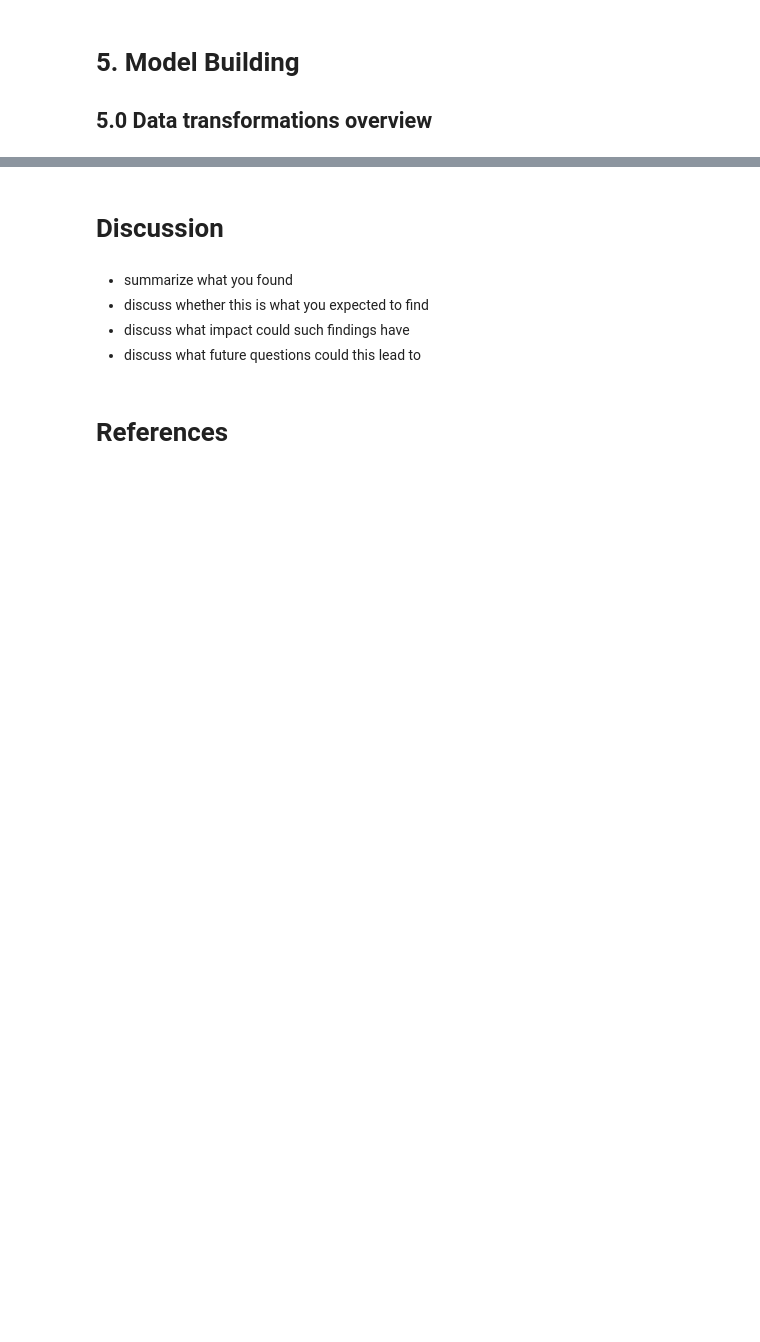
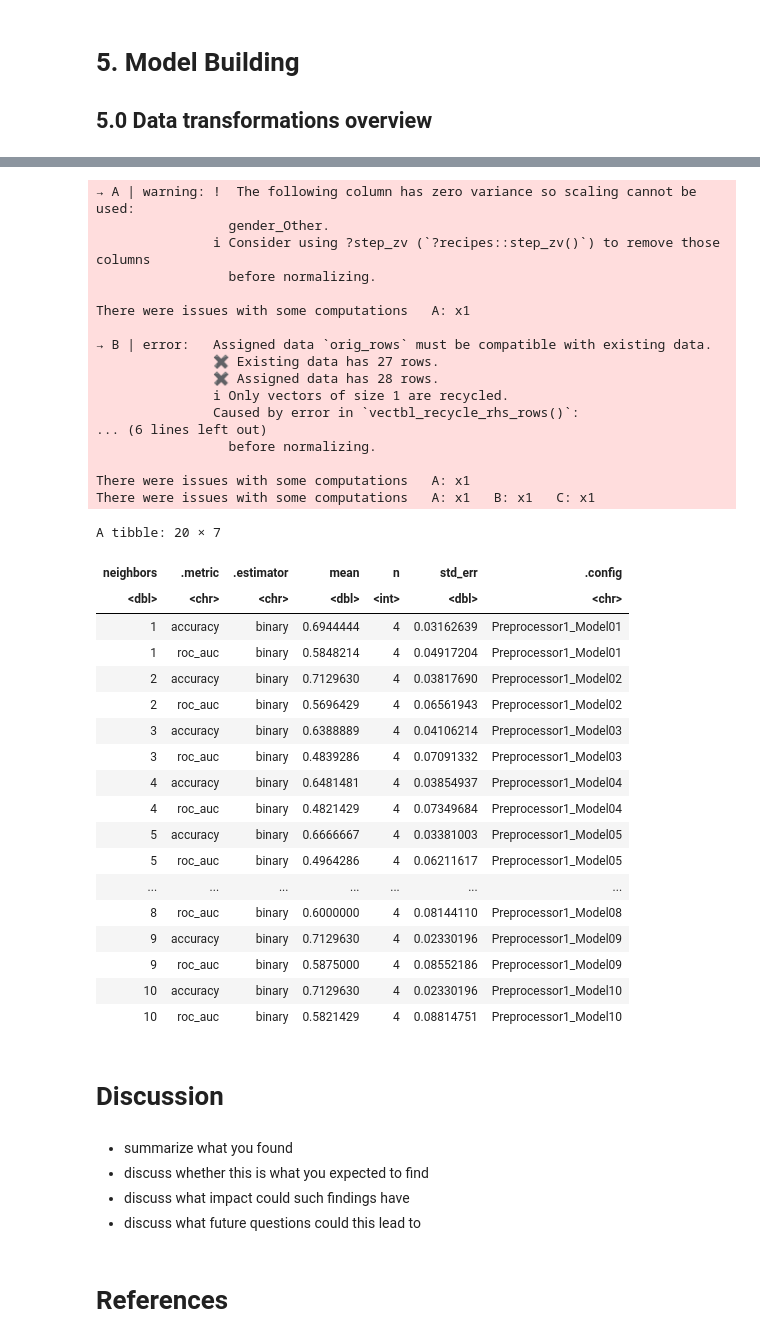
Before and after one commit to yuguogm/dsci_100_final_project, a Jupyter notebook: Final_report.ipynb, the cells around one changed output, grey strips where cells are left out. Cells and saved outputs as stored; diff of their text form; code cells hidden in the pictures; blank space fills up the shorter version.

Commit message:
Preprocessed data

```diff
--- a/Final_report.ipynb
+++ b/Final_report.ipynb
@@ -272,0 +328,11 @@ Note: We will scale and center all the columns after splitting the dataset into
+# %%
+# Note: Only run this cell once, running it a second time will apply it again to the experience column, which won't have the categories anymore (leading to NA being assigned to all rows)
+processing_players$experience <- factor(
+  processing_players$experience,
+  levels = c("Amateur", "Beginner", "Regular", "Pro", "Veteran"),
+  labels = c(0, 1, 2, 3, 4)
+)
+
+# Note: We need experience to be a numeric type so it can be scaled in the future
+processing_players <- processing_players |>
+                      mutate(experience = as.integer(experience) - 1)
@@ -272,0 +353,6 @@ Note: We will scale and center all the columns after splitting the dataset into
+# %%
+processing_players$hashedEmail <- NULL
+processing_players$name <- NULL
+processing_players$subscribe <- as_factor(processing_players$subscribe)
+
+head(processing_players)
@@ -277,6 +375,6 @@ We should set the seed first to ensure reproducibility. Since the subscribe colu
 # %%
 set.seed(123)
 
-players_split <- initial_split(players, prop = 0.7, strata = subscribe)
+players_split <- initial_split(processing_players, prop = 0.7, strata = subscribe)
 players_test <- testing(players_split)
 players_training <- training(players_split)
@@ -285,3 +437,63 @@ players_training <- training(players_split)
+# %%
+scaling_recipe <- recipe(subscribe ~ ., data = players_training) |>
+  step_scale(all_predictors()) |>
+  step_center(all_predictors())
+
+knn_spec <- nearest_neighbor(weight_func = "rectangular",
+                              neighbors = tune()) |>
+                              set_engine("kknn") |>
+                              set_mode("classification")
+
+knn_workflow <- workflow() |>
+                add_recipe(scaling_recipe) |>
+                add_model(knn_spec)
+# %%
+cv <- vfold_cv(players_training, v = 5, strata = subscribe)
+
+gridvals <- tibble(neighbors = seq(from = 1, to = 10, by = 1))
+
+results <- knn_workflow |>
+  tune_grid(resamples = cv, grid = gridvals) |>
+  collect_metrics()
+
+results
+# %% [output]
+→ A | warning: !  The following column has zero variance so scaling cannot be used:
+                 gender_Other.
+               ℹ Consider using ?step_zv (`?recipes::step_zv()`) to remove those columns
+                 before normalizing.
+
+There were issues with some computations   A: x1
+
+→ B | error:   Assigned data `orig_rows` must be compatible with existing data.
+               ✖ Existing data has 27 rows.
+               ✖ Assigned data has 28 rows.
+               ℹ Only vectors of size 1 are recycled.
+               Caused by error in `vectbl_recycle_rhs_rows()`:
+... (6 lines left out)
+                 before normalizing.
+
+There were issues with some computations   A: x1
+There were issues with some computations   A: x1   B: x1   C: x1
+A tibble: 20 × 7
+| neighbors | .metric | .estimator | mean | n | std_err | .config |
+| <dbl> | <chr> | <chr> | <dbl> | <int> | <dbl> | <chr> |
+| 1 | accuracy | binary | 0.6944444 | 4 | 0.03162639 | Preprocessor1_Model01 |
+| 1 | roc_auc | binary | 0.5848214 | 4 | 0.04917204 | Preprocessor1_Model01 |
+| 2 | accuracy | binary | 0.7129630 | 4 | 0.03817690 | Preprocessor1_Model02 |
+| 2 | roc_auc | binary | 0.5696429 | 4 | 0.06561943 | Preprocessor1_Model02 |
+| 3 | accuracy | binary | 0.6388889 | 4 | 0.04106214 | Preprocessor1_Model03 |
+| 3 | roc_auc | binary | 0.4839286 | 4 | 0.07091332 | Preprocessor1_Model03 |
+| 4 | accuracy | binary | 0.6481481 | 4 | 0.03854937 | Preprocessor1_Model04 |
+| 4 | roc_auc | binary | 0.4821429 | 4 | 0.07349684 | Preprocessor1_Model04 |
+| 5 | accuracy | binary | 0.6666667 | 4 | 0.03381003 | Preprocessor1_Model05 |
+| 5 | roc_auc | binary | 0.4964286 | 4 | 0.06211617 | Preprocessor1_Model05 |
+| ... | ... | ... | ... | ... | ... | ... |
+| 8 | roc_auc | binary | 0.6000000 | 4 | 0.08144110 | Preprocessor1_Model08 |
+| 9 | accuracy | binary | 0.7129630 | 4 | 0.02330196 | Preprocessor1_Model09 |
+| 9 | roc_auc | binary | 0.5875000 | 4 | 0.08552186 | Preprocessor1_Model09 |
+| 10 | accuracy | binary | 0.7129630 | 4 | 0.02330196 | Preprocessor1_Model10 |
+| 10 | roc_auc | binary | 0.5821429 | 4 | 0.08814751 | Preprocessor1_Model10 |
 # %% [markdown]
 # Discussion
 # %% [markdown]
```
Also changed, not shown: parts of 24 cells of this notebook.
